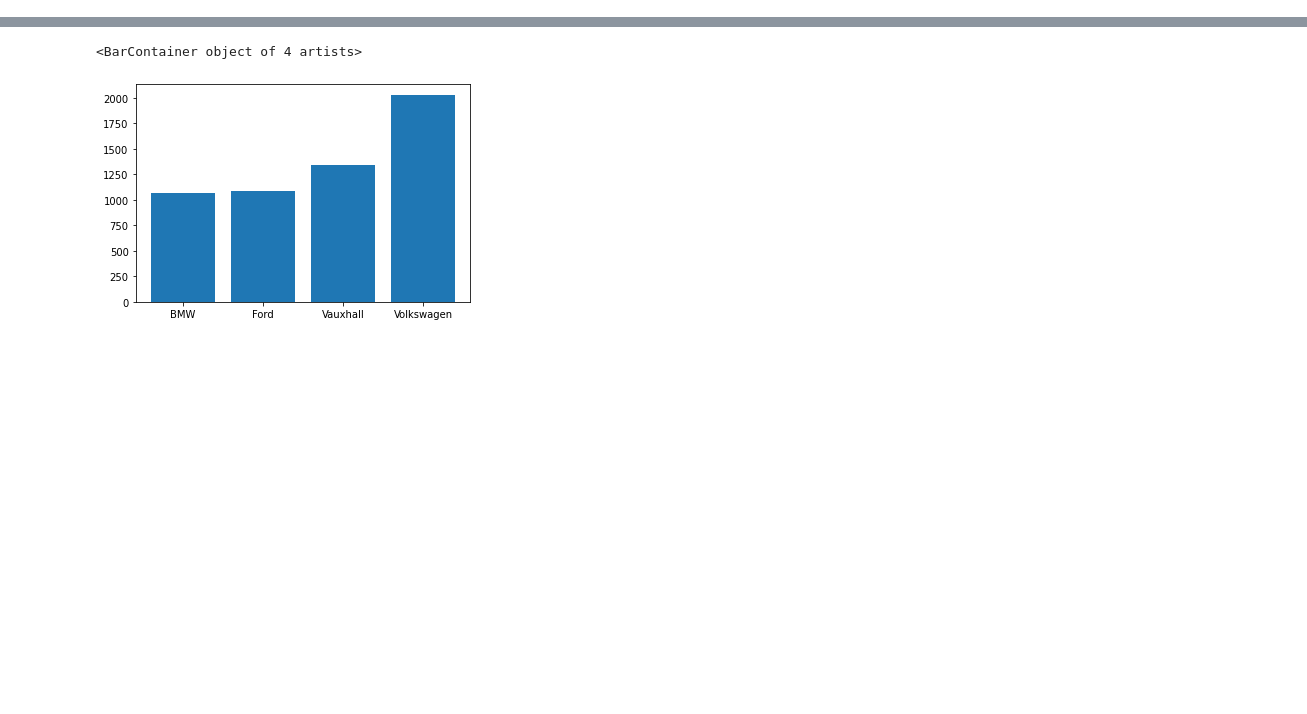
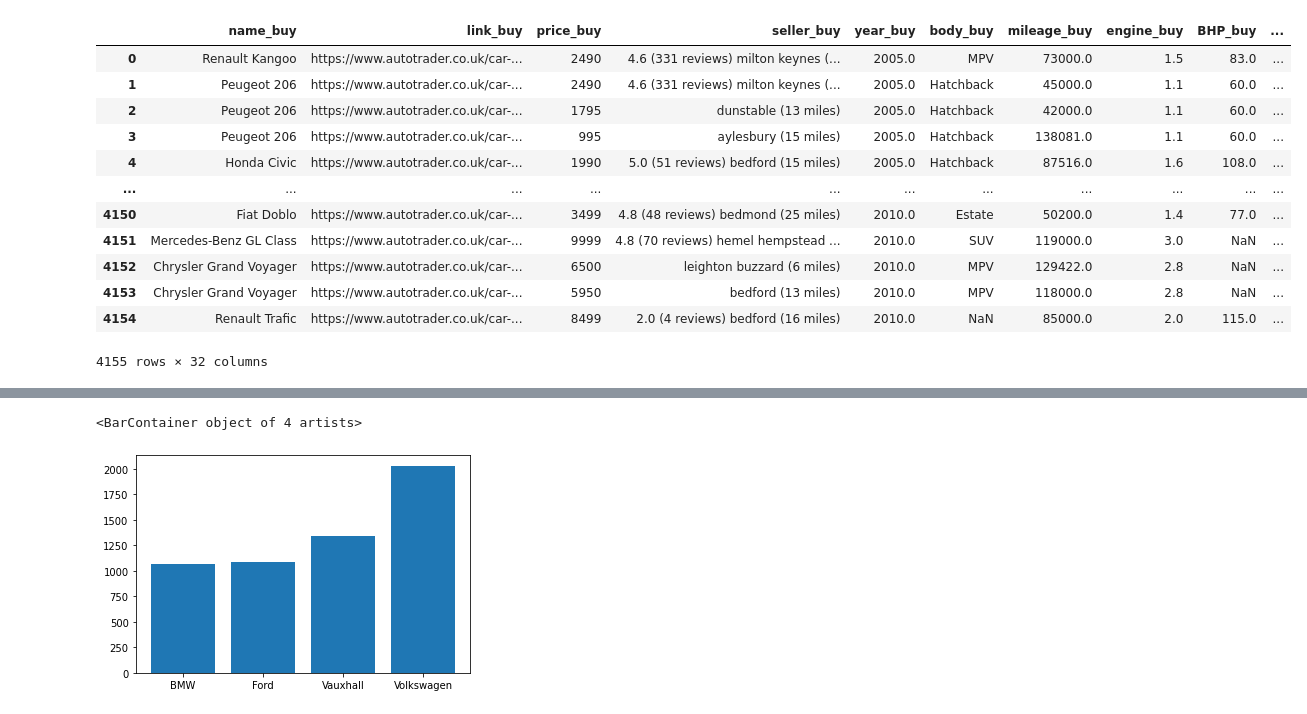
Before and after one commit to Benedictgr97/car-price-comapare, a Jupyter notebook: price test.ipynb, the cells around one changed output, grey strips where cells are left out. Saved outputs shown, nothing was run; the diff lists cells and outputs as text; code cells hidden in the pictures; blank space fills up the shorter version.

```diff
--- a/price test.ipynb
+++ b/price test.ipynb
@@ -213,6 +213,8 @@ def grouped_score(df,group,col_name):
 
     df = df.reset_index()
 
+    df = df[df['price_sell']*df['price_buy']*df['mileage_sell']*df['mileage_buy']*df['engine_buy']*df['engine_sell'] > 0 ]
+
     car_match_gr = df.groupby(group).sum(numeric_only= True)
     count_cm_gr = df.groupby(group).count()
 
@@ -228,34 +230,47 @@ def grouped_score(df,group,col_name):
 
     return score_df
 
 def postcode_add(df,postcode):
     for i in df.columns:
         concat_col = i + ' ' + postcode
         df = df.rename({i: concat_col.replace(' ','_')}, axis=1)
 
     return df
 
 def retrieve_cars(make, model, postcode, radius, min_year, max_year, min_price, max_price,location_type):
     """
     Retrieve car listings based on specified search parameters.
     """
     cars = get_cars(
         make=make,
         model=model,
         postcode=postcode,
         radius=radius,
         min_year=min_year,
         max_year=max_year,
         min_price=min_price,
         max_price=max_price
     )
     # Clean up year and brand columns
     cars['year'] = cars['year'].dropna().apply(lambda x: int(str(x).split('(')[0]))
     cars['brand'] = cars['name'].apply(lambda x: x.split(' ')[0])
     cars['postcode'] = postcode
     cars = postcode_add(cars,location_type)
     return cars
-#grouped_score(car_match,'index','buy_score')
+# %% [output]
+|  | name_buy | link_buy | price_buy | seller_buy | year_buy | body_buy | mileage_buy | engine_buy | BHP_buy | ... |
+| 0 | Renault Kangoo | https://www.autotrader.co.uk/car-... | 2490 | 4.6 (331 reviews) milton keynes (... | 2005.0 | MPV | 73000.0 | 1.5 | 83.0 | ... |
+| 1 | Peugeot 206 | https://www.autotrader.co.uk/car-... | 2490 | 4.6 (331 reviews) milton keynes (... | 2005.0 | Hatchback | 45000.0 | 1.1 | 60.0 | ... |
+| 2 | Peugeot 206 | https://www.autotrader.co.uk/car-... | 1795 | dunstable (13 miles) | 2005.0 | Hatchback | 42000.0 | 1.1 | 60.0 | ... |
+| 3 | Peugeot 206 | https://www.autotrader.co.uk/car-... | 995 | aylesbury (15 miles) | 2005.0 | Hatchback | 138081.0 | 1.1 | 60.0 | ... |
+| 4 | Honda Civic | https://www.autotrader.co.uk/car-... | 1990 | 5.0 (51 reviews) bedford (15 miles) | 2005.0 | Hatchback | 87516.0 | 1.6 | 108.0 | ... |
+| ... | ... | ... | ... | ... | ... | ... | ... | ... | ... | ... |
+| 4150 | Fiat Doblo | https://www.autotrader.co.uk/car-... | 3499 | 4.8 (48 reviews) bedmond (25 miles) | 2010.0 | Estate | 50200.0 | 1.4 | 77.0 | ... |
+| 4151 | Mercedes-Benz GL Class | https://www.autotrader.co.uk/car-... | 9999 | 4.8 (70 reviews) hemel hempstead ... | 2010.0 | SUV | 119000.0 | 3.0 | NaN | ... |
+| 4152 | Chrysler Grand Voyager | https://www.autotrader.co.uk/car-... | 6500 | leighton buzzard (6 miles) | 2010.0 | MPV | 129422.0 | 2.8 | NaN | ... |
+| 4153 | Chrysler Grand Voyager | https://www.autotrader.co.uk/car-... | 5950 | bedford (13 miles) | 2010.0 | MPV | 118000.0 | 2.8 | NaN | ... |
+| 4154 | Renault Trafic | https://www.autotrader.co.uk/car-... | 8499 | 2.0 (4 reviews) bedford (16 miles) | 2010.0 | NaN | 85000.0 | 2.0 | 115.0 | ... |
+4155 rows × 32 columns
 # %%
 #### parameters needed #####
 #location 1 and location 2 to compare
```
Also changed, not shown: parts of 1 cell of this notebook.
